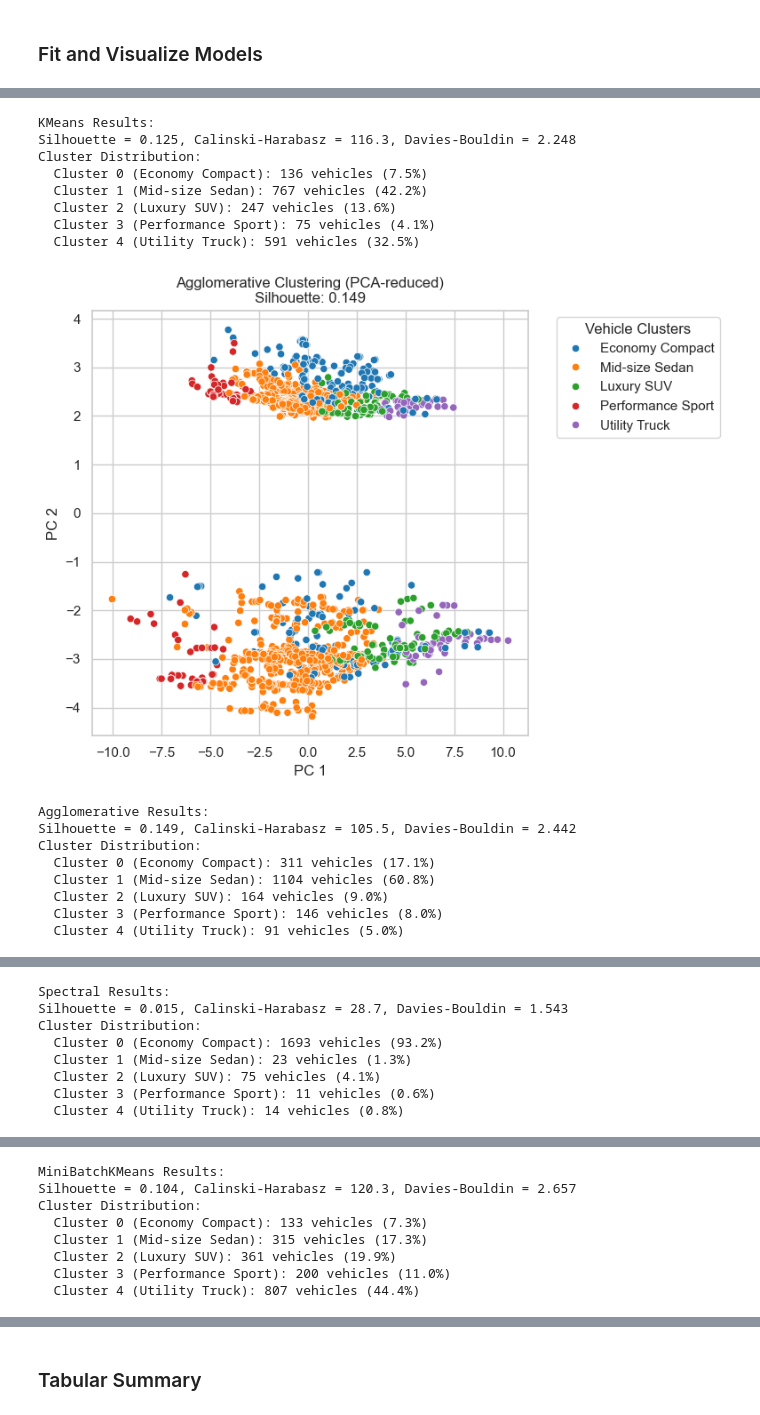
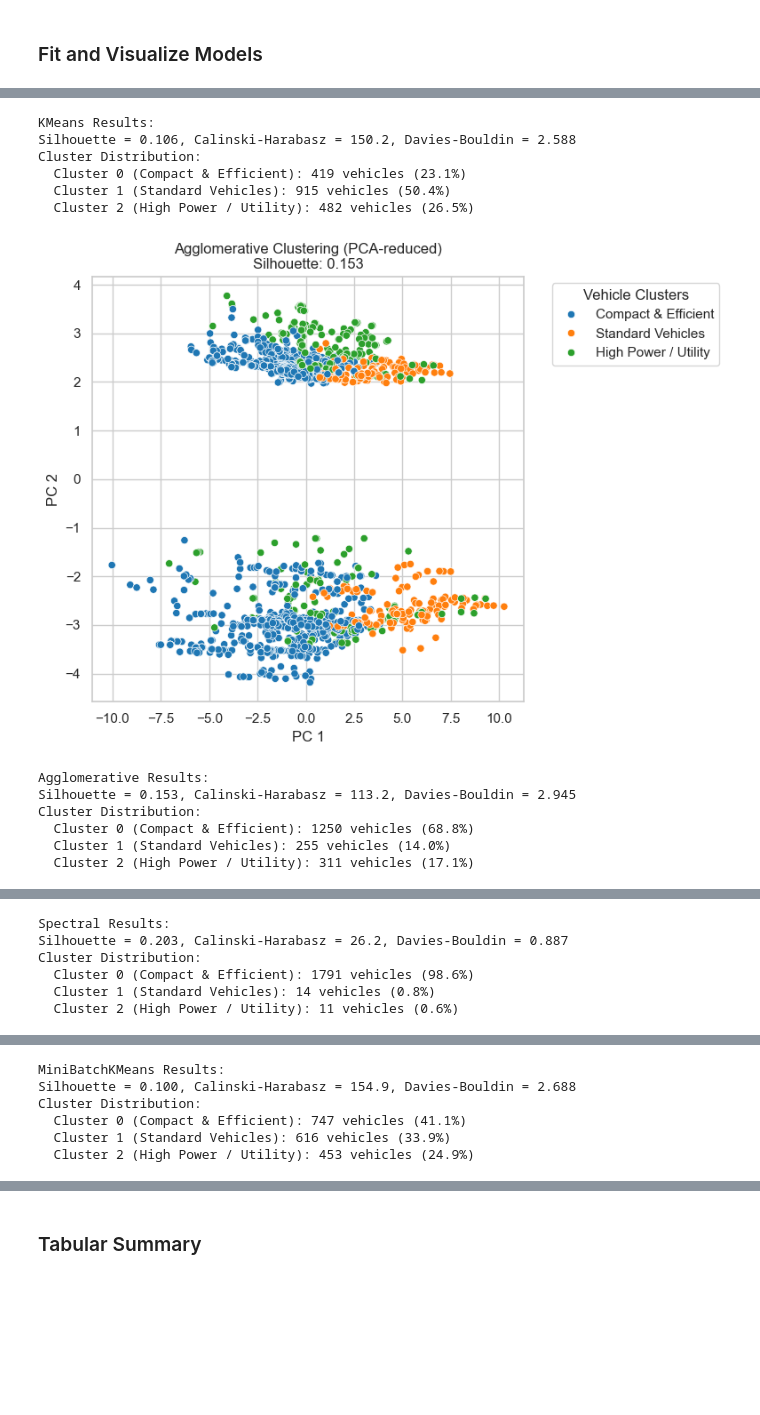
Before and after one commit to TarunZach/fuel_mpg_prediction, a Jupyter notebook: epa_fuel_economy.ipynb, the cells around one changed output, grey strips where cells are left out. Cells and saved outputs as stored; diff of their text form; code cells hidden in the pictures; blank space fills up the shorter version.

Commit message:
fix:num_clusters

```diff
--- a/epa_fuel_economy.ipynb
+++ b/epa_fuel_economy.ipynb
@@ -626,23 +626,25 @@ clustering_metrics = {}
 # %%
 # Define cluster labels to match frontend
 cluster_labels = {
-    0: {"name": "Economy Compact", "description": "Small, fuel-efficient vehicles"},
-    1: {"name": "Mid-size Sedan", "description": "Balanced performance and efficiency"},
-    2: {"name": "Luxury SUV", "description": "Large, feature-rich vehicles"},
-    3: {"name": "Performance Sport", "description": "High-performance vehicles"},
-    4: {"name": "Utility Truck", "description": "Work and utility vehicles"},
+    0: {"name": "Compact & Efficient", "description": "Small, fuel-efficient vehicles"},
+    1: {"name": "Standard Vehicles", "description": "Balanced performance and design"},
+    2: {
+        "name": "High Power / Utility",
+        "description": "Powerful or larger vehicles like SUVs and trucks",
+    },
 }
+
 
 # Clustering models
 clustering_models = {
-    "KMeans": KMeans(n_clusters=5, random_state=42),
-    "Agglomerative": AgglomerativeClustering(n_clusters=5),
+    "KMeans": KMeans(n_clusters=3, random_state=42),
+    "Agglomerative": AgglomerativeClustering(n_clusters=3),
     "Spectral": SpectralClustering(
-        n_clusters=5, random_state=42, affinity="nearest_neighbors"
+        n_clusters=3, random_state=42, affinity="nearest_neighbors"
     ),
-    "MiniBatchKMeans": MiniBatchKMeans(n_clusters=5, random_state=42),
-    "Birch": Birch(n_clusters=5),
-    "GaussianMixture": GaussianMixture(n_components=5, random_state=42),
+    "MiniBatchKMeans": MiniBatchKMeans(n_clusters=3, random_state=42),
+    "Birch": Birch(n_clusters=3),
+    "GaussianMixture": GaussianMixture(n_components=3, random_state=42),
 }
 
 # Fit and evaluate each model
@@ -670,7 +672,7 @@ for name, model in clustering_models.items():
         }
 
         # Create custom legend labels using cluster names
-        legend_labels = [cluster_labels[i]["name"] for i in range(5)]
+        legend_labels = [cluster_labels[i]["name"] for i in range(3)]
 
         # Visualization with named clusters
         plt.figure(figsize=(8, 6))
@@ -717,17 +719,13 @@ for name, model in clustering_models.items():
 KMeans Results:
-Silhouette = 0.125, Calinski-Harabasz = 116.3, Davies-Bouldin = 2.248
+Silhouette = 0.106, Calinski-Harabasz = 150.2, Davies-Bouldin = 2.588
 Cluster Distribution:
-  Cluster 0 (Economy Compact): 136 vehicles (7.5%)
-  Cluster 1 (Mid-size Sedan): 767 vehicles (42.2%)
-  Cluster 2 (Luxury SUV): 247 vehicles (13.6%)
-  Cluster 3 (Performance Sport): 75 vehicles (4.1%)
-  Cluster 4 (Utility Truck): 591 vehicles (32.5%)
+  Cluster 0 (Compact & Efficient): 419 vehicles (23.1%)
+  Cluster 1 (Standard Vehicles): 915 vehicles (50.4%)
+  Cluster 2 (High Power / Utility): 482 vehicles (26.5%)
-[figure, old version]
+[figure, new version]
 Agglomerative Results:
-Silhouette = 0.149, Calinski-Harabasz = 105.5, Davies-Bouldin = 2.442
+Silhouette = 0.153, Calinski-Harabasz = 113.2, Davies-Bouldin = 2.945
 Cluster Distribution:
-  Cluster 0 (Economy Compact): 311 vehicles (17.1%)
-  Cluster 1 (Mid-size Sedan): 1104 vehicles (60.8%)
-  Cluster 2 (Luxury SUV): 164 vehicles (9.0%)
-  Cluster 3 (Performance Sport): 146 vehicles (8.0%)
-  Cluster 4 (Utility Truck): 91 vehicles (5.0%)
+  Cluster 0 (Compact & Efficient): 1250 vehicles (68.8%)
+  Cluster 1 (Standard Vehicles): 255 vehicles (14.0%)
+  Cluster 2 (High Power / Utility): 311 vehicles (17.1%)
@@ -735,8 +733,6 @@ Cluster Distribution:
 Spectral Results:
-Silhouette = 0.015, Calinski-Harabasz = 28.7, Davies-Bouldin = 1.543
+Silhouette = 0.203, Calinski-Harabasz = 26.2, Davies-Bouldin = 0.887
 Cluster Distribution:
-  Cluster 0 (Economy Compact): 1693 vehicles (93.2%)
-  Cluster 1 (Mid-size Sedan): 23 vehicles (1.3%)
-  Cluster 2 (Luxury SUV): 75 vehicles (4.1%)
-  Cluster 3 (Performance Sport): 11 vehicles (0.6%)
-  Cluster 4 (Utility Truck): 14 vehicles (0.8%)
+  Cluster 0 (Compact & Efficient): 1791 vehicles (98.6%)
+  Cluster 1 (Standard Vehicles): 14 vehicles (0.8%)
+  Cluster 2 (High Power / Utility): 11 vehicles (0.6%)
@@ -744,8 +740,6 @@ Cluster Distribution:
 MiniBatchKMeans Results:
-Silhouette = 0.104, Calinski-Harabasz = 120.3, Davies-Bouldin = 2.657
+Silhouette = 0.100, Calinski-Harabasz = 154.9, Davies-Bouldin = 2.688
 Cluster Distribution:
-  Cluster 0 (Economy Compact): 133 vehicles (7.3%)
-  Cluster 1 (Mid-size Sedan): 315 vehicles (17.3%)
-  Cluster 2 (Luxury SUV): 361 vehicles (19.9%)
-  Cluster 3 (Performance Sport): 200 vehicles (11.0%)
-  Cluster 4 (Utility Truck): 807 vehicles (44.4%)
+  Cluster 0 (Compact & Efficient): 747 vehicles (41.1%)
+  Cluster 1 (Standard Vehicles): 616 vehicles (33.9%)
+  Cluster 2 (High Power / Utility): 453 vehicles (24.9%)
```
Also changed, not shown: parts of 9 cells of this notebook, 2 other files.
